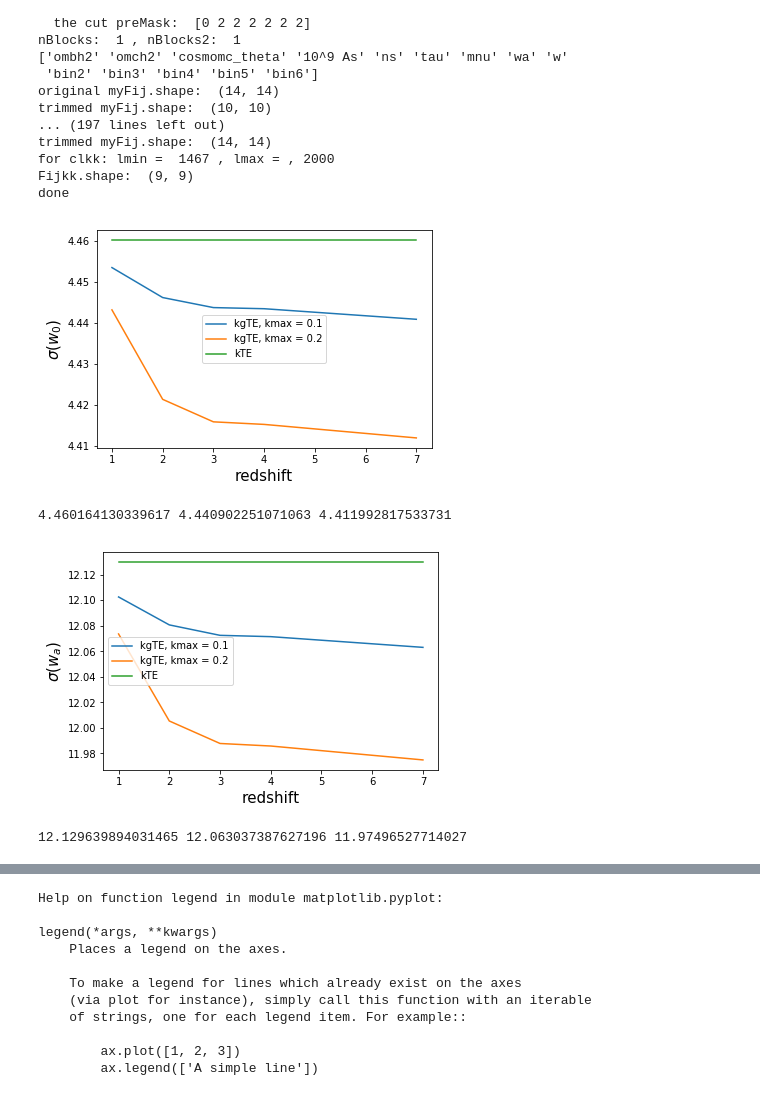
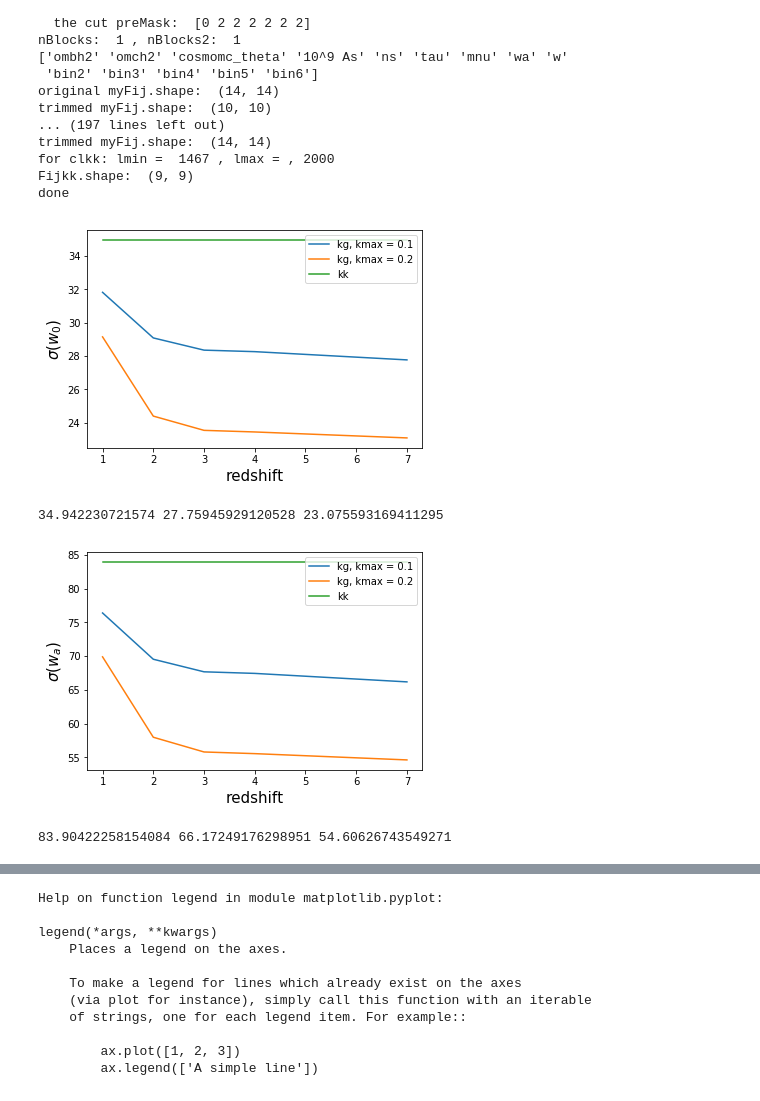
Before and after one commit to RIKnight/Fisher-Forecasting, a Jupyter notebook: Rebuild Fij with k_max (version 2).ipynb, the cells around one changed output, grey strips where cells are left out. Cells and saved outputs as stored; diff of their text form; code cells hidden in the pictures.

```diff
--- a/Rebuild Fij with k_max (version 2).ipynb
+++ b/Rebuild Fij with k_max (version 2).ipynb
@@ -688,7 +690,7 @@ def getFijkk(Fobj,myLmin=50,lmax=2000,verbose=False):
         print Fij_kk2
     return Fij_kk2
 # %%
-myLmin = 50
+#myLmin = 30
 
 #Fij_kk2_01 = getFijkk(Fobj2,myLmin=myLmin,lmax=lmaxByBin2_01[1],verbose=True)
 #Fij_kk2_02 = getFijkk(Fobj2,myLmin=myLmin,lmax=lmaxByBin2_02[1],verbose=True)
@@ -699,8 +701,8 @@ print 'done'
 done
 # %%
 # get kappa-only Fij.s
-Fij_kk2 = getFijkk(Fobj2,myLmin=50,lmax=2000,verbose=False)
-Fij_kk4 = getFijkk(Fobj4,myLmin=50,lmax=2000,verbose=False)
+Fij_kk2 = getFijkk(Fobj2,myLmin=myLmin,lmax=2000,verbose=False)
+Fij_kk4 = getFijkk(Fobj4,myLmin=myLmin,lmax=2000,verbose=False)
 print 'done.'
 # %% [output]
 done.
@@ -708,8 +710,8 @@ done.
 # build kTE and kgTE Fisher matrices
 # %%
 # get the TE matrices
-FijTE2 = Fobj2.makeFisher(50,TE=True)
-FijTE4 = Fobj4.makeFisher(50,TE=True)
+FijTE2 = Fobj2.makeFisher(myLmin,TE=True)
+FijTE4 = Fobj4.makeFisher(myLmin,TE=True)
 print 'done'
 # %% [output]
 adjusting lmax for TT...
@@ -1388,7 +1373,7 @@ def getKZlimited(covarBins,dClVecsBins,preMaskBins,Fobj,lmaxByBin,FijTE):
 
         # add in TE
         Fij_kgTE = myFij.copy()
-        Fij_kgTE[:nCosParams,:nCosParams] += FijTE
+        #Fij_kgTE[:nCosParams,:nCosParams] += FijTE
 
         # add in kappa-only for higher ell
         print 'for clkk: lmin = ',lmaxByBin[binNum1-1],', lmax = ,',lmaxByBin[-1]
@@ -1471,8 +1456,8 @@ for sigNum in range(nSigmas):
 # %%
 # make the plots
 #print nSigmas
-doTE = True
-#doTE = False
+#doTE = True
+doTE = False
 
 redshifts = [1,2,3,4,7] # top end of each bin; bin1 not included
 if doTE:
@@ -1482,37 +1467,37 @@ if doTE:
 else:
     plt.plot(redshifts,sigmas_w0_2_01,label='kg, kmax = {0}'.format(kmax1))
     plt.plot(redshifts,sigmas_w0_2_02,label='kg, kmax = {0}'.format(kmax2))
     plt.plot(redshifts,np.ones(nSigmas)*sigmas_kk2[w0Ind],label='kk')
 plt.legend()
 plt.xlabel('redshift',fontsize=15)
 plt.ylabel(r'$\sigma(w_0)$',fontsize=15)
 plt.show()
 if doTE:
     print sigmas_kTE2[w0Ind], sigmas_w0_2_01[-1], sigmas_w0_2_02[-1]
 else:
     print sigmas_kk2[w0Ind], sigmas_w0_2_01[-1], sigmas_w0_2_02[-1]
 
 if doTE:
     plt.plot(redshifts,sigmas_wa_2_01,label='kgTE, kmax = {0}'.format(kmax1))
     plt.plot(redshifts,sigmas_wa_2_02,label='kgTE, kmax = {0}'.format(kmax2))
     plt.plot(redshifts,np.ones(nSigmas)*sigmas_kTE2[waInd],label='kTE')
 else:
     plt.plot(redshifts,sigmas_wa_2_01,label='kg, kmax = {0}'.format(kmax1))
     plt.plot(redshifts,sigmas_wa_2_02,label='kg, kmax = {0}'.format(kmax2))
     plt.plot(redshifts,np.ones(nSigmas)*sigmas_kk2[waInd],label='kk')
 plt.legend()
 plt.xlabel('redshift',fontsize=15)
 plt.ylabel(r'$\sigma(w_a)$',fontsize=15)
 plt.show()
 if doTE:
     print sigmas_kTE2[waInd], sigmas_wa_2_01[-1], sigmas_wa_2_02[-1]
 else:
     print sigmas_kk2[waInd], sigmas_wa_2_01[-1], sigmas_wa_2_02[-1]
 # %% [output]
-[figure, old version]
+[figure, new version]
-4.460164130339617 4.440902251071063 4.411992817533731
+34.942230721574 27.75945929120528 23.075593169411295
-[figure, old version]
+[figure, new version]
-12.129639894031465 12.063037387627196 11.97496527714027
+83.90422258154084 66.17249176298951 54.60626743549271
 # %%
 # make the plots - all of the sigmas this time
 redshifts = [1,2,3,4,7] # top end of each bin; bin1 not included
```
Also changed, not shown: parts of 14 cells of this notebook, 5 other files.
